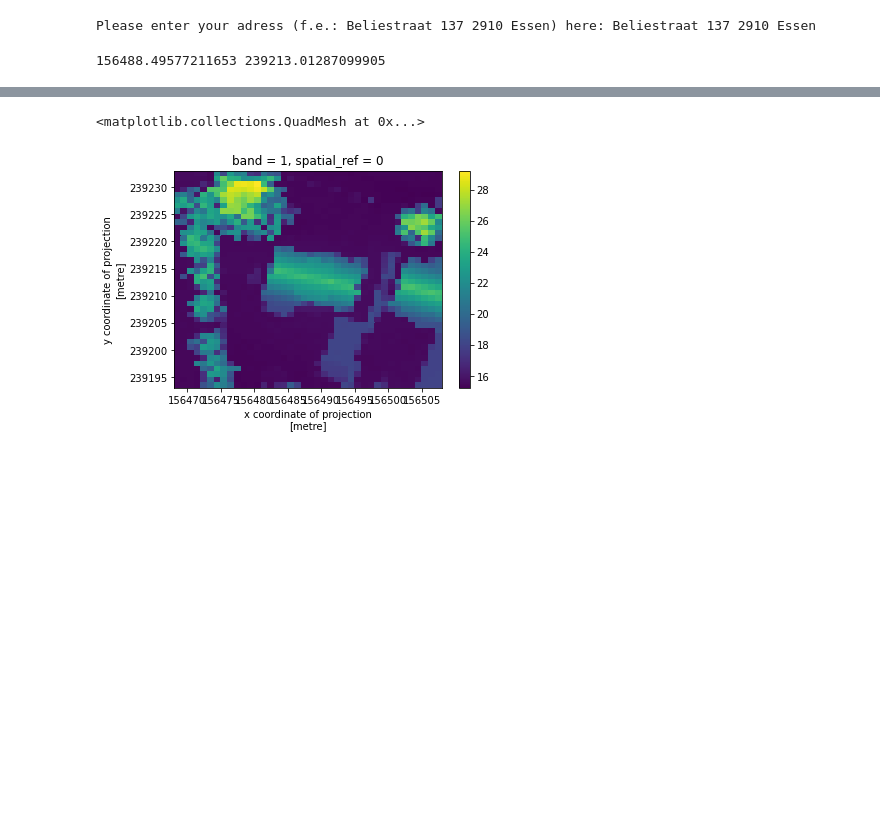
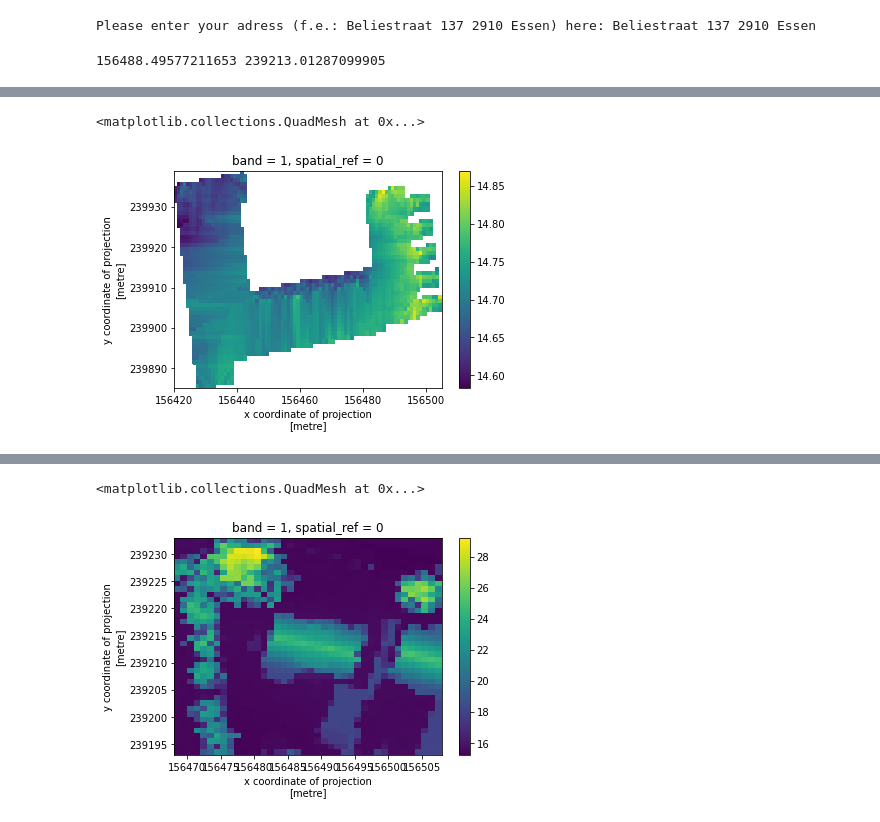
Before and after one commit to Joren-Vervoort/3D-House-Project, a Jupyter notebook: Structured_Version.ipynb, the cells around one changed output, grey strips where cells are left out. Saved outputs shown, nothing was run; the diff lists cells and outputs as text; code cells hidden in the pictures; blank space fills up the shorter version.

```diff
--- a/Structured_Version.ipynb
+++ b/Structured_Version.ipynb
@@ -56,0 +127,21 @@ NOG IN TE VULLEN
+# %%
+#Clipping of DTM tif
+
+#Opening the DTM tif, read the mask and set values to NaN
+
+DTM = rioxarray.open_rasterio("DHMVIIDTMRAS1m_k01.tif",
+                                   masked=True)
+
+#Choosing Boundary of the clip (in EPSG:31370 coordinates)
+#on each side of the Adress coordinates
+
+#Actual clipping of the polygon from the DTM tif
+
+clipped_DTM = DTM.rio.clip(clip_boundaries)
+
+#Plotting the clipped DTM tif
+
+clipped_DTM.plot()
+# %% [output]
+<matplotlib.collections.QuadMesh at 0x...>
+[figure, added]
```
Also changed, not shown: parts of 24 cells of this notebook.
